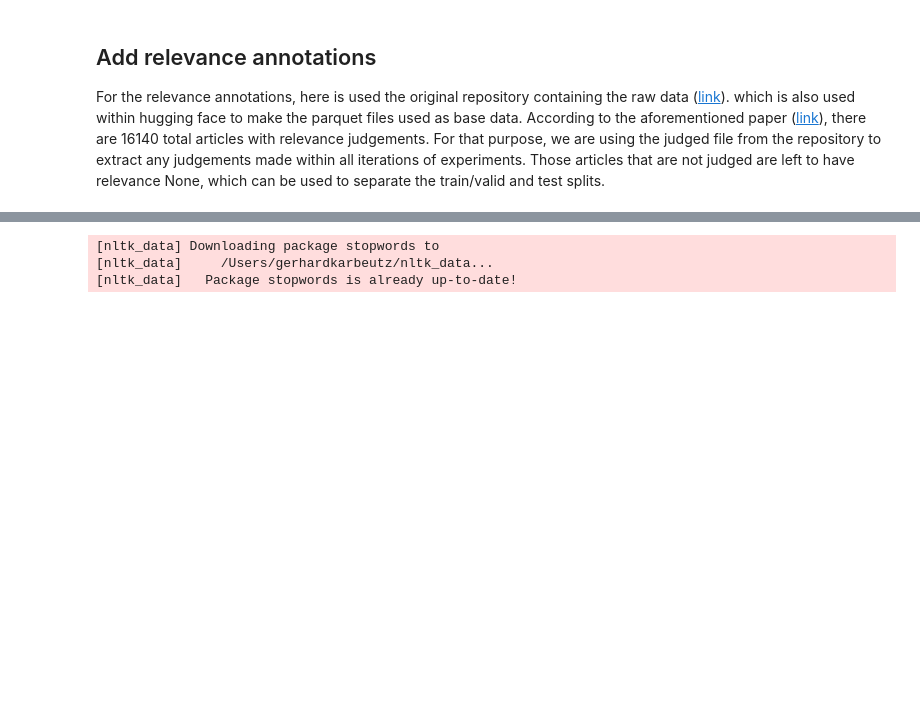
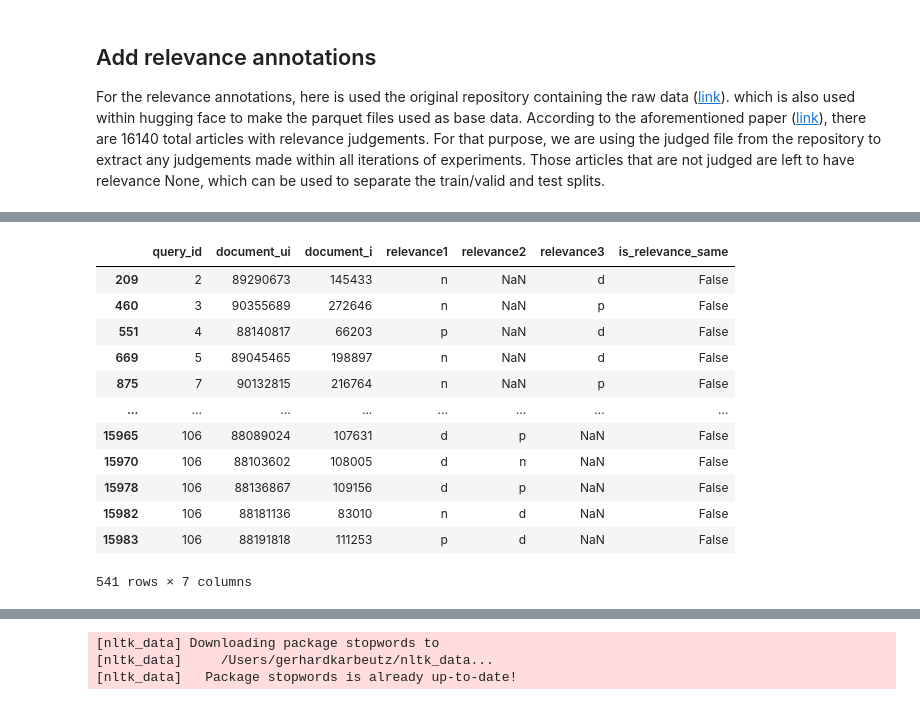
Before and after one commit to gonlyplease/ED_2, a Jupyter notebook: notebooks/ohsumed_make_data.ipynb, the cells around one changed output, grey strips where cells are left out. Cells and saved outputs as stored; diff of their text form; code cells hidden in the pictures; blank space fills up the shorter version.

```diff
--- a/notebooks/ohsumed_make_data.ipynb
+++ b/notebooks/ohsumed_make_data.ipynb
@@ -135,0 +113,22 @@ judged.head()
+# %%
+def check_relevance(row):
+    values = row[['relevance1', 'relevance2', 'relevance3']].dropna().unique()
+    return len(values) <= 1
+
+judged['is_relevance_same'] = judged.apply(check_relevance, axis=1)
+# %%
+judged[~judged['is_relevance_same']]
+# %% [output]
+|  | query_id | document_ui | document_i | relevance1 | relevance2 | relevance3 | is_relevance_same |
+| 209 | 2 | 89290673 | 145433 | n | NaN | d | False |
+| 460 | 3 | 90355689 | 272646 | n | NaN | p | False |
+| 551 | 4 | 88140817 | 66203 | p | NaN | d | False |
+| 669 | 5 | 89045465 | 198897 | n | NaN | d | False |
+| 875 | 7 | 90132815 | 216764 | n | NaN | p | False |
+| ... | ... | ... | ... | ... | ... | ... | ... |
+| 15965 | 106 | 88089024 | 107631 | d | p | NaN | False |
+| 15970 | 106 | 88103602 | 108005 | d | n | NaN | False |
+| 15978 | 106 | 88136867 | 109156 | d | p | NaN | False |
+| 15982 | 106 | 88181136 | 83010 | n | d | NaN | False |
+| 15983 | 106 | 88191818 | 111253 | p | d | NaN | False |
+541 rows × 7 columns
```
Also changed, not shown: parts of 9 cells of this notebook.
